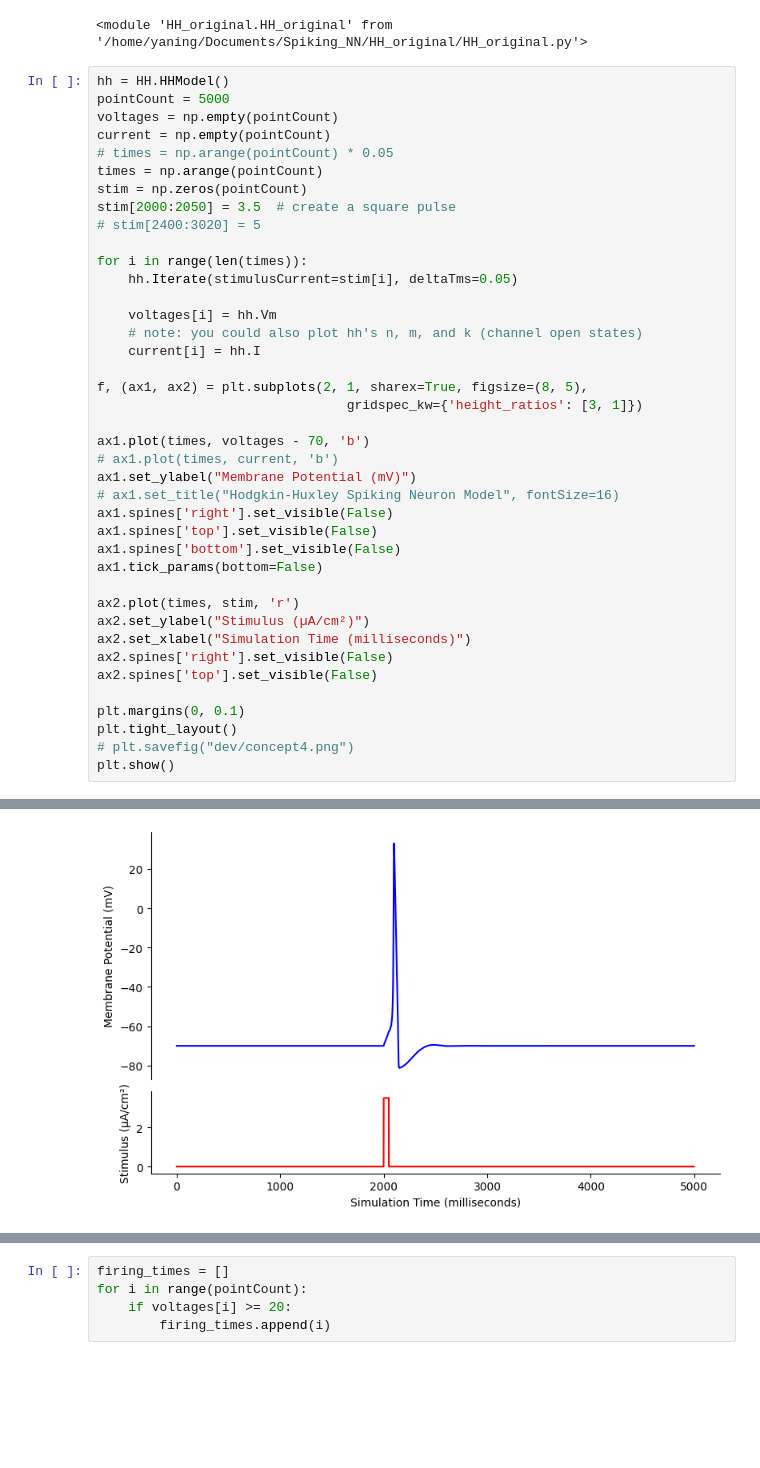
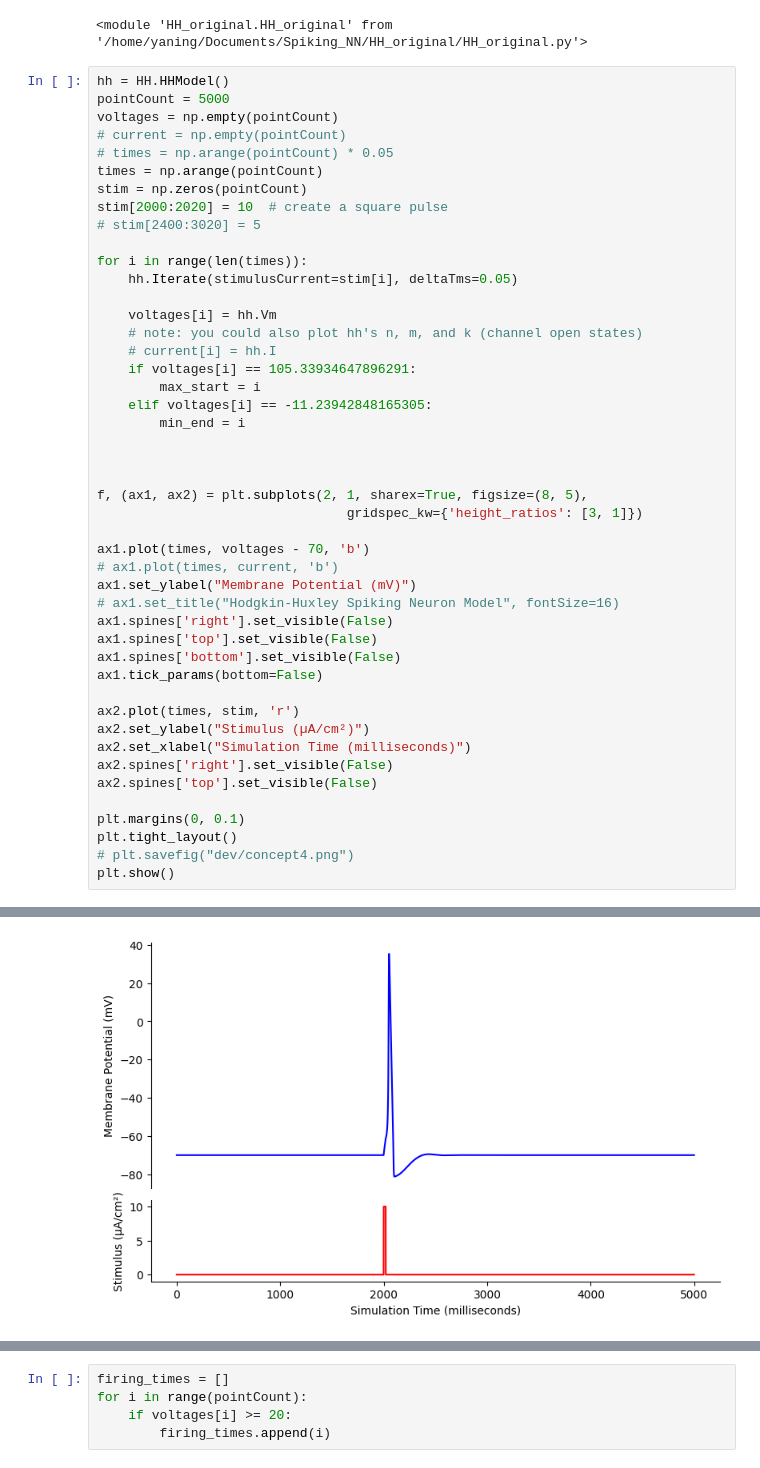
Before and after one commit to hhsherlock/Spiking_NN, a Jupyter notebook: HH_original/run_original.ipynb, the cells around one changed output, grey strips where cells are left out. Drawn from its saved outputs; the diff is of its cells as text; blank space fills up the shorter version.

```diff
--- a/HH_original/run_original.ipynb
+++ b/HH_original/run_original.ipynb
@@ -22,11 +20,11 @@ importlib.reload(HH)
 hh = HH.HHModel()
 pointCount = 5000
 voltages = np.empty(pointCount)
-current = np.empty(pointCount)
+# current = np.empty(pointCount)
 # times = np.arange(pointCount) * 0.05
 times = np.arange(pointCount)
 stim = np.zeros(pointCount)
-stim[2000:2050] = 3.5  # create a square pulse
+stim[2000:2020] = 10  # create a square pulse
 # stim[2400:3020] = 5
 
 for i in range(len(times)):
@@ -34,7 +32,13 @@ for i in range(len(times)):
 
     voltages[i] = hh.Vm
     # note: you could also plot hh's n, m, and k (channel open states)
-    current[i] = hh.I
+    # current[i] = hh.I
+    if voltages[i] == 105.33934647896291:
+        max_start = i
+    elif voltages[i] == -11.23942848165305:
+        min_end = i
+
+
 
 f, (ax1, ax2) = plt.subplots(2, 1, sharex=True, figsize=(8, 5),
                                 gridspec_kw={'height_ratios': [3, 1]})
@@ -68 +66 @@ this line runs
-[figure, old version]
+[figure, new version]
```
Also changed, not shown: parts of 19 cells of this notebook, 7 other files.
